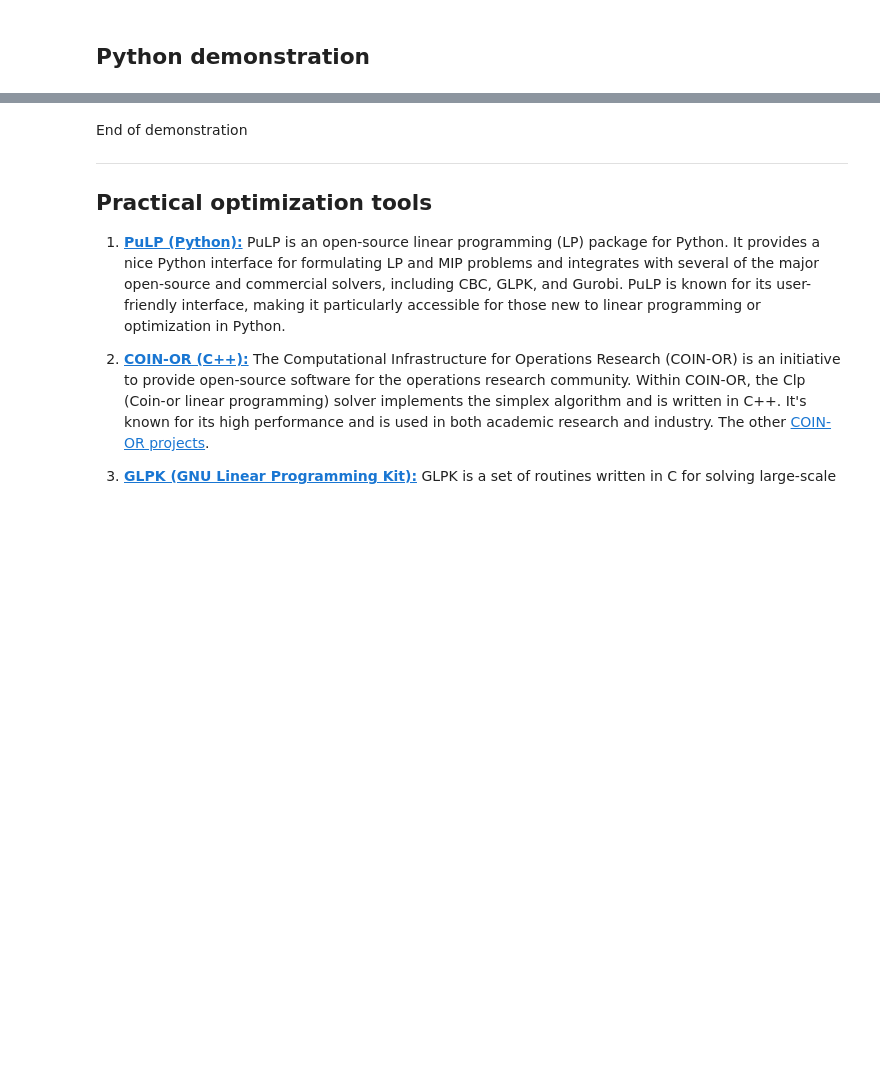
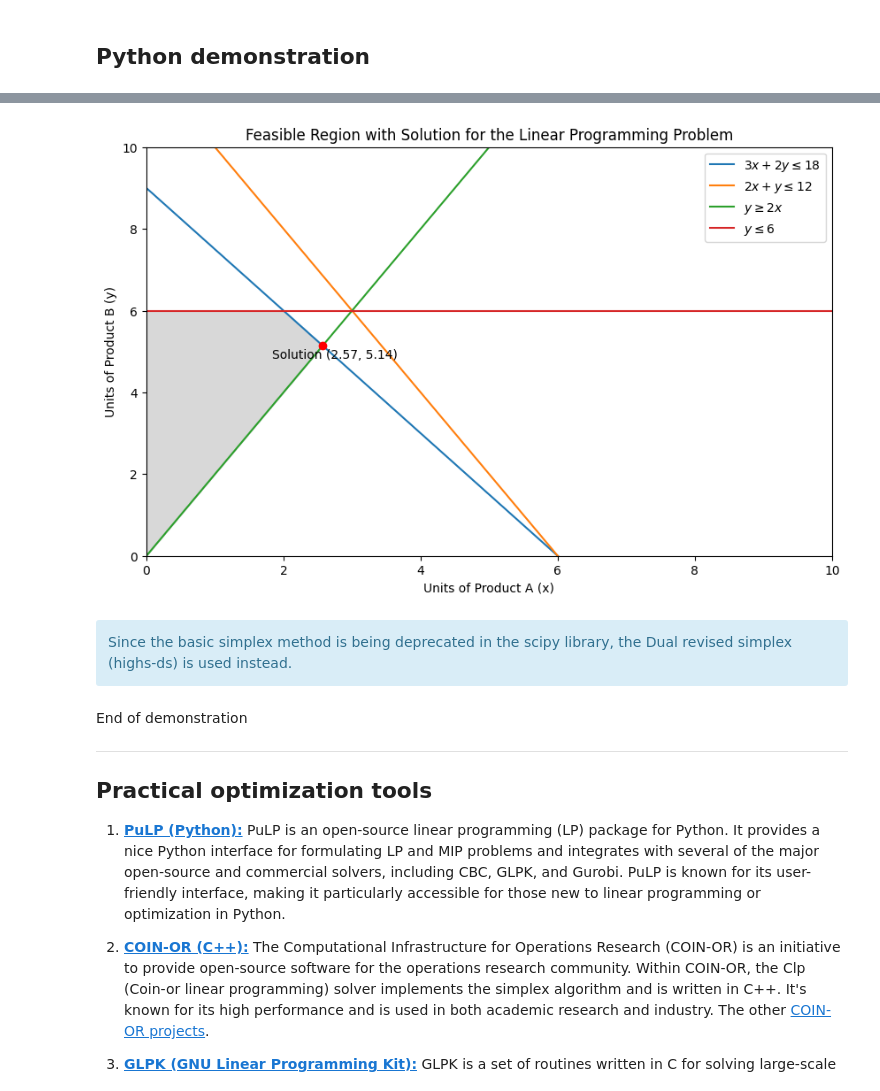
Before and after one commit to MaloLM/optimization-algorithms-guide, a Jupyter notebook: algorithms/deterministic mathematical optimization/Simplex algorithm.ipynb, the cells around one changed output, grey strips where cells are left out. Cells and saved outputs as stored; diff of their text form; code cells hidden in the pictures; blank space fills up the shorter version.

```diff
--- a/algorithms/deterministic mathematical optimization/Simplex algorithm.ipynb
+++ b/algorithms/deterministic mathematical optimization/Simplex algorithm.ipynb
@@ -242,3 +205,59 @@ Primatech Paper Co: 0.0
+# %%
+from scipy.optimize import linprog
+
+# Objective function coefficients (for maximization)
+c = [-50, -40]
+
+# Coefficients of the inequality constraints (LHS)
+A = [[3, 2], [2, 1], [-2, 1], [0, 1]]
+
+# Constants in the inequality constraints (RHS)
+b = [18, 12, 0, 6]
+
+# Bounds for each variable
+bounds = [(0, None), (0, None)]
+
+# Solve the problem
+result = linprog(c, A_ub=A, b_ub=b, bounds=bounds, method='highs-ds')
+
+
+### Plotting
+
+x_vals = np.linspace(0, 10, 400)
+y1 = (18 - 3*x_vals) / 2
+y2 = 12 - 2*x_vals
+y3 = 2*x_vals
+y4 = np.full_like(x_vals, 6)
+
+plt.figure(figsize=(10, 6))
+
+plt.plot(x_vals, y1, label=r'$3x + 2y \leq 18$')
+plt.plot(x_vals, y2, label=r'$2x + y \leq 12$')
+plt.plot(x_vals, y3, label=r'$y \geq 2x$')
+plt.plot(x_vals, y4, label=r'$y \leq 6$')
+
+# Feasible region
+y_lower = np.maximum(y3, 0)
+y_upper = np.minimum(np.minimum(y1, y2), y4)
+plt.fill_between(x_vals, y_lower, y_upper, where=(y_upper>=y_lower) & (x_vals>=0), color='gray', alpha=0.3)
+
+# Solution
+plt.plot(result.x[0], result.x[1], 'ro') # Optimal point
+plt.annotate(f'Solution ({result.x[0]:.2f}, {result.x[1]:.2f})', (result.x[0], result.x[1]), textcoords="offset points", xytext=(10,-10), ha='center')
+
+plt.xlabel('Units of Product A (x)')
+plt.ylabel('Units of Product B (y)')
+plt.xlim((0, 10))
+plt.ylim((0, 10))
+plt.legend()
+plt.title('Feasible Region with Solution for the Linear Programming Problem')
+plt.show()
+# %% [output]
+[figure, added]
+# %% [markdown]
+<div class="alert alert-block alert-info">
+Since the basic simplex method is being deprecated in the scipy library, the Dual revised simplex (highs-ds) is used instead.
+</div>
 # %% [markdown]
 End of demonstration
 
```
Also changed, not shown: parts of 10 cells of this notebook, 26 other files.
